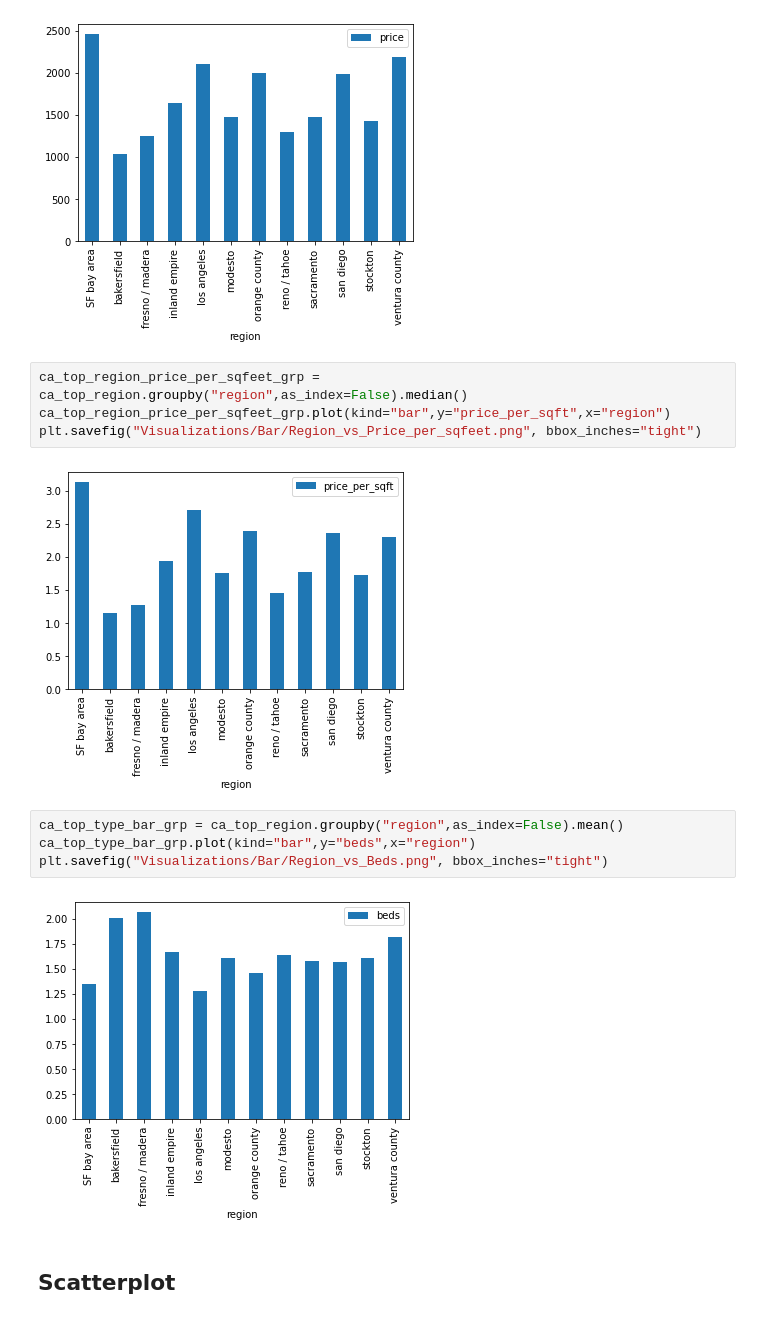
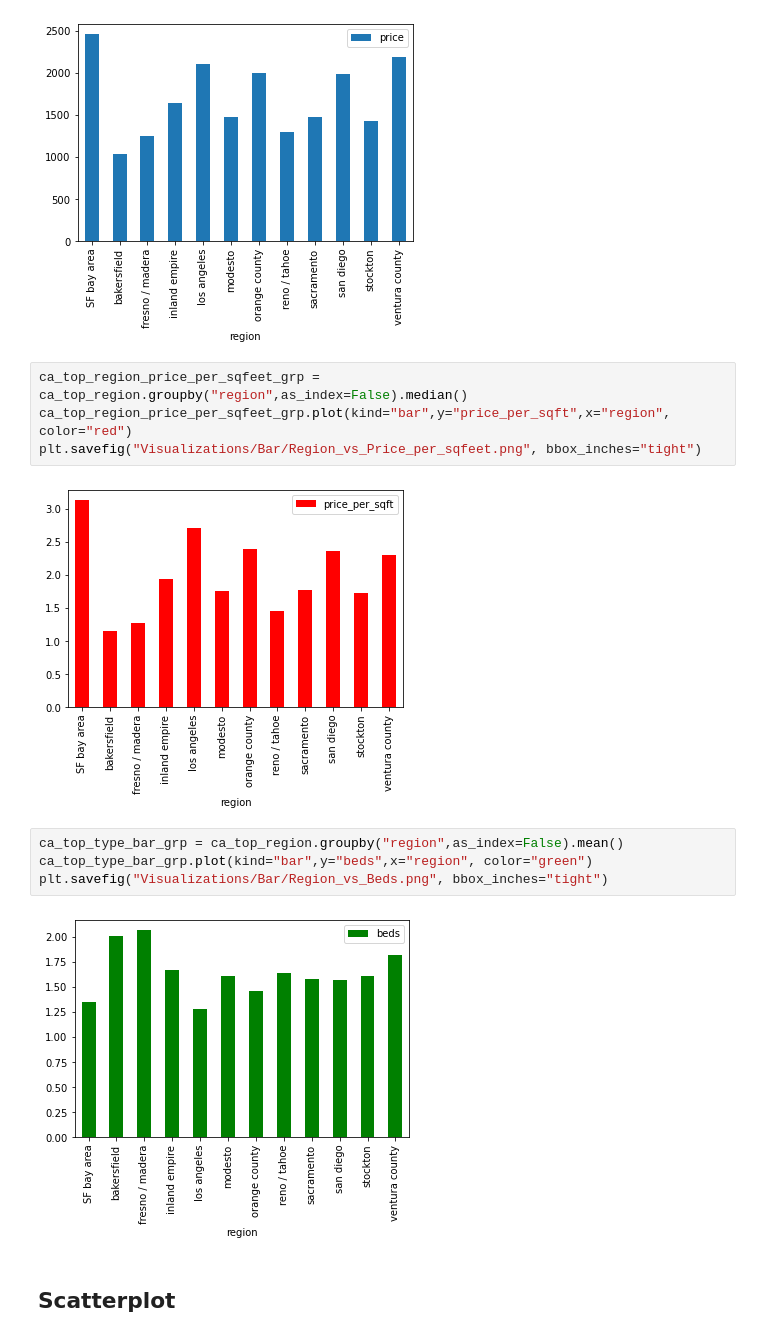
Before and after one commit to MarkWerden/Project-1, a Jupyter notebook: housing_data_clean.ipynb, the cells around one changed output. Cells and saved outputs as stored; diff of their text form.

```diff
--- a/housing_data_clean.ipynb
+++ b/housing_data_clean.ipynb
@@ -578,16 +578,16 @@ plt.savefig("Visualizations/Bar/Region_vs_Price.png", bbox_inches="tight")
 [figure]
 # %%
 ca_top_region_price_per_sqfeet_grp = ca_top_region.groupby("region",as_index=False).median()
-ca_top_region_price_per_sqfeet_grp.plot(kind="bar",y="price_per_sqft",x="region")
+ca_top_region_price_per_sqfeet_grp.plot(kind="bar",y="price_per_sqft",x="region", color="red")
 plt.savefig("Visualizations/Bar/Region_vs_Price_per_sqfeet.png", bbox_inches="tight")
 # %% [output]
-[figure, old version]
+[figure, new version]
 # %%
 ca_top_type_bar_grp = ca_top_region.groupby("region",as_index=False).mean()
-ca_top_type_bar_grp.plot(kind="bar",y="beds",x="region")
+ca_top_type_bar_grp.plot(kind="bar",y="beds",x="region", color="green")
 plt.savefig("Visualizations/Bar/Region_vs_Beds.png", bbox_inches="tight")
 # %% [output]
-[figure, old version]
+[figure, new version]
 # %% [markdown]
 ## Scatterplot
 # %%
```
Also changed, not shown: parts of 10 cells of this notebook, 2 other files.
